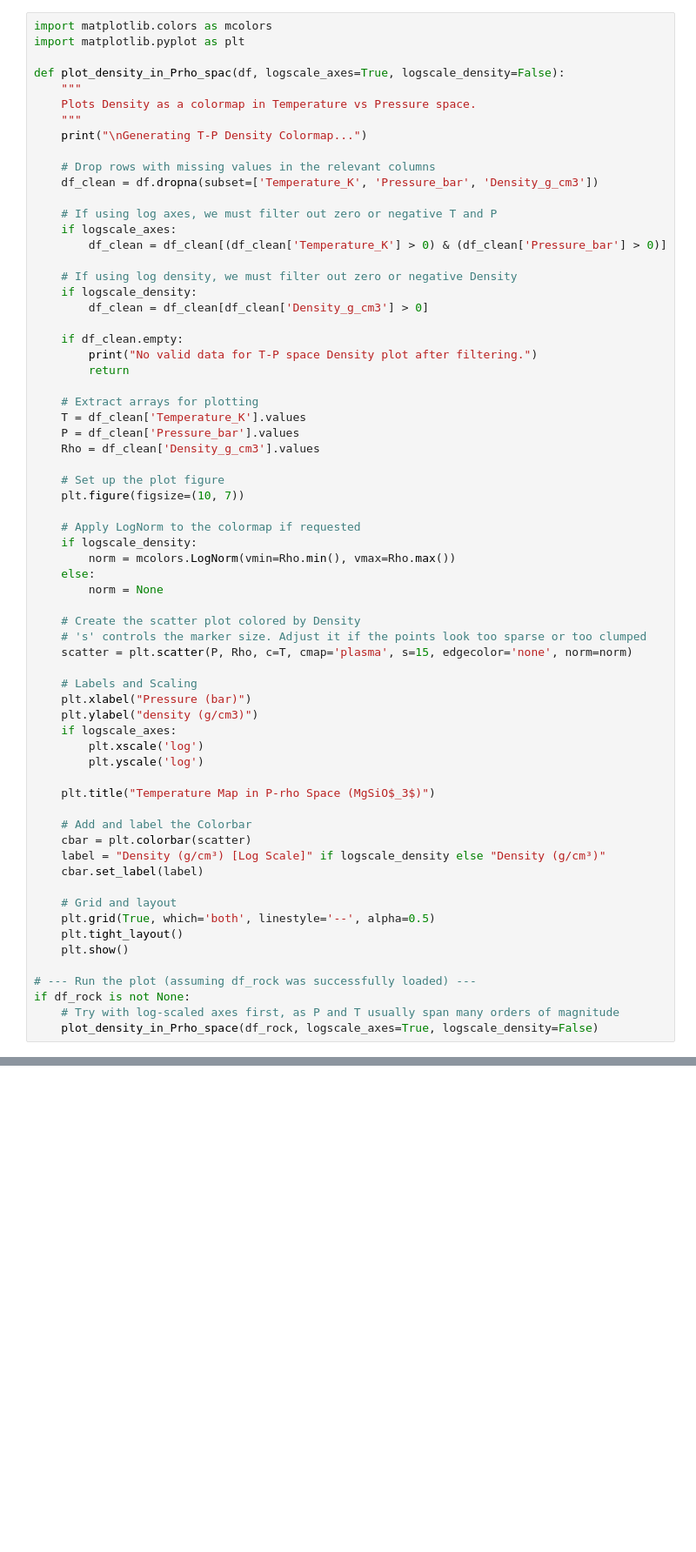
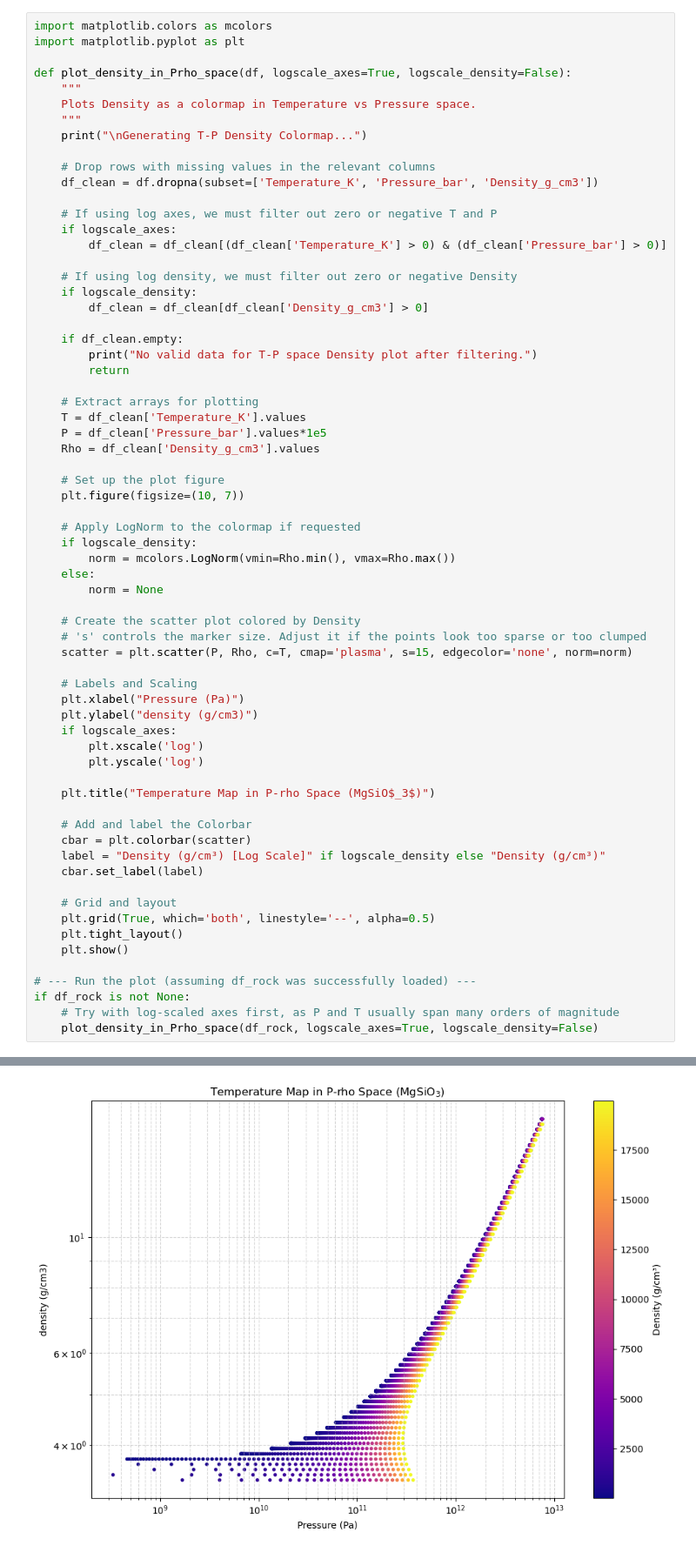
Before and after one commit to ChristianSWilkinson/fuzzycore, a Jupyter notebook: data/EOS/mgsio3-tests.ipynb, the cells around one changed output, grey strips where cells are left out. Shown at 87% size. Drawn from its saved outputs; the diff is of its cells as text; blank space fills up the shorter version.

```diff
--- a/data/EOS/mgsio3-tests.ipynb
+++ b/data/EOS/mgsio3-tests.ipynb
@@ -221,7 +221,7 @@ Generating T-P Density Colormap...
 import matplotlib.colors as mcolors
 import matplotlib.pyplot as plt
 
-def plot_density_in_Prho_spac(df, logscale_axes=True, logscale_density=False):
+def plot_density_in_Prho_space(df, logscale_axes=True, logscale_density=False):
     """
     Plots Density as a colormap in Temperature vs Pressure space.
     """
@@ -244,7 +244,7 @@ def plot_density_in_Prho_spac(df, logscale_axes=True, logscale_density=False):
 
     # Extract arrays for plotting
     T = df_clean['Temperature_K'].values
-    P = df_clean['Pressure_bar'].values
+    P = df_clean['Pressure_bar'].values*1e5
     Rho = df_clean['Density_g_cm3'].values
 
     # Set up the plot figure
@@ -261,7 +261,7 @@ def plot_density_in_Prho_spac(df, logscale_axes=True, logscale_density=False):
     scatter = plt.scatter(P, Rho, c=T, cmap='plasma', s=15, edgecolor='none', norm=norm)
 
     # Labels and Scaling
-    plt.xlabel("Pressure (bar)")
+    plt.xlabel("Pressure (Pa)")
     plt.ylabel("density (g/cm3)")
     if logscale_axes:
         plt.xscale('log')
@@ -288,3 +288,4 @@ NameError: name 'plot_density_in_Prho_space' is not defined
+[figure, added]
 # %%
 import numpy as np
 
```
Also changed, not shown: parts of 2 cells of this notebook, 4 other files.
